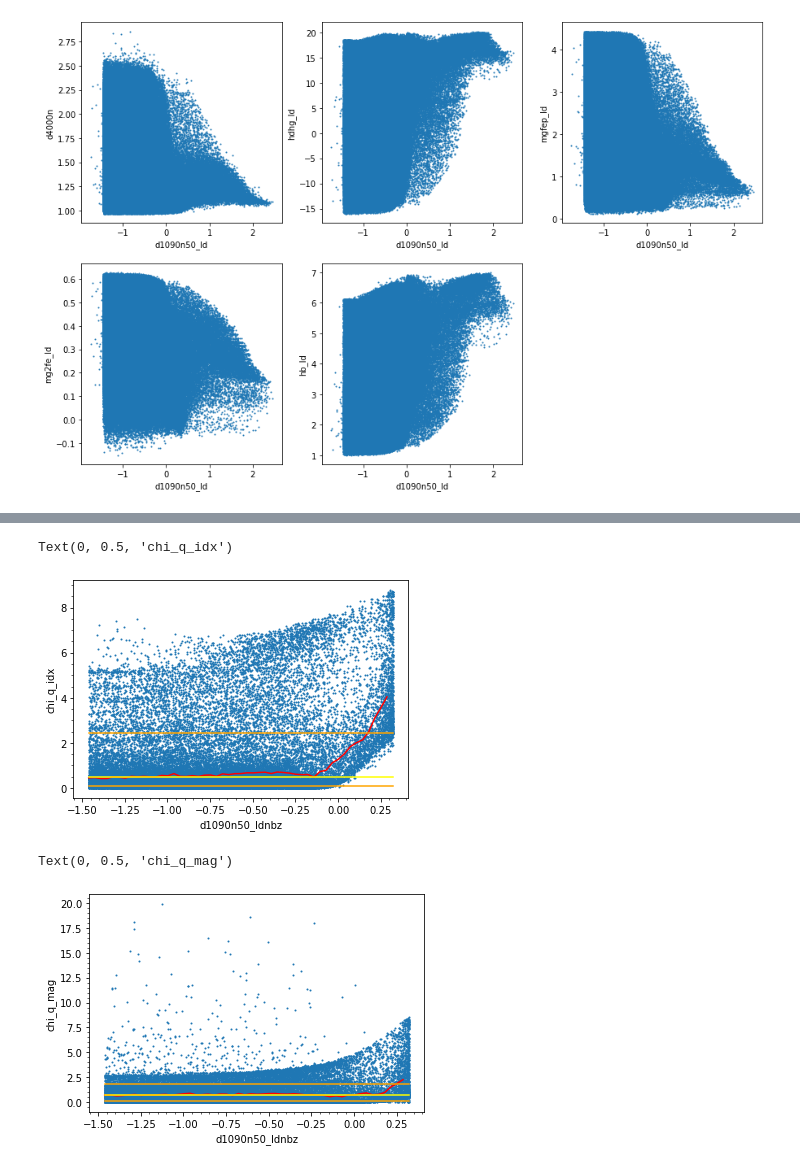
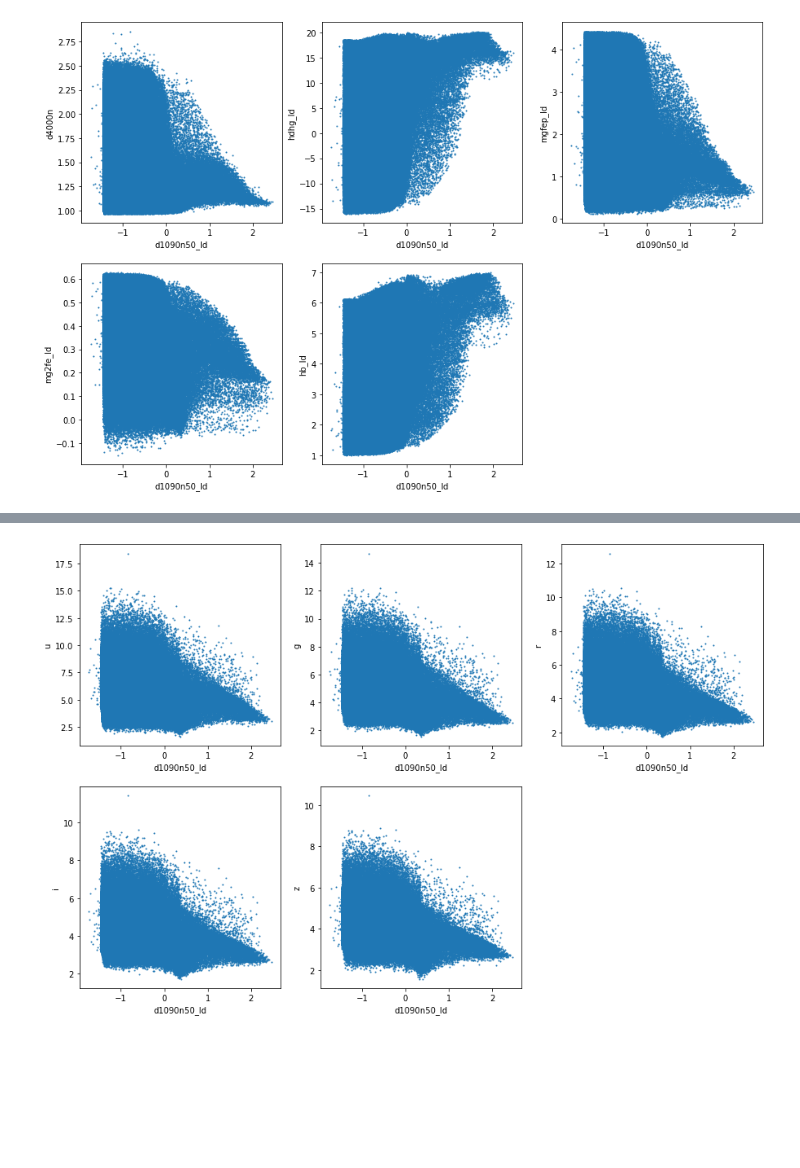
Before and after one commit to edoardorossi3/TESIedo_git, a Jupyter notebook: tesi_py/opt_lib.ipynb, the cells around one changed output, grey strips where cells are left out. Cells and saved outputs as stored; diff of their text form; code cells hidden in the pictures; blank space fills up the shorter version.

```diff
--- a/tesi_py/opt_lib.ipynb
+++ b/tesi_py/opt_lib.ipynb
@@ -252,28 +132,4 @@ Text(0, 0.5, 'chi_q')
-# %%
-plt.scatter(d1090n50_ldnb,(chi_q_idx),s=1)
-plt.plot(median_chi_idx.bin_edges[:-1], (median_chi_idx.statistic), color='red')
-plt.plot([np.min(d1090n50_ldnb), np.max(d1090n50_ldnb)], [median_chi_ref_idx, median_chi_ref_idx], color='yellow')
-plt.plot([np.min(d1090n50_ldnb), np.max(d1090n50_ldnb)], [p84_chi_ref_idx, p84_chi_ref_idx],color='orange')
-plt.plot([np.min(d1090n50_ldnb), np.max(d1090n50_ldnb)],[p16_chi_ref_idx,p16_chi_ref_idx], color='orange')
-
-
-plt.minorticks_on()
-plt.xlabel('d1090n50_ldnbz')
-plt.ylabel('chi_q_idx')
-# %% [output]
-Text(0, 0.5, 'chi_q_idx')
-[figure, removed]
-# %%
-plt.scatter(d1090n50_ldnb,(chi_q_mag),s=1)
-plt.plot(median_chi_mag.bin_edges[:-1], (median_chi_mag.statistic), color='red')
-plt.plot([np.min(d1090n50_ldnb), np.max(d1090n50_ldnb)], [median_chi_ref_mag, median_chi_ref_mag], color='yellow')
-plt.plot([np.min(d1090n50_ldnb), np.max(d1090n50_ldnb)], [p84_chi_ref_mag, p84_chi_ref_mag],color='orange')
-plt.plot([np.min(d1090n50_ldnb), np.max(d1090n50_ldnb)],[p16_chi_ref_mag,p16_chi_ref_mag], color='orange')
-
-
-plt.minorticks_on()
-plt.xlabel('d1090n50_ldnbz')
-plt.ylabel('chi_q_mag')
-# %% [output]
-Text(0, 0.5, 'chi_q_mag')
-[figure, removed]
+# %%
+fig_res_tot_mag=f_plt.idx_resol(d1090n50_ld,mag_u_ld,mag_g_ld, mag_r_ld, mag_i_ld, mag_z_ld, par_name='d1090n50_ld', idx_name=['u', 'g', 'r', 'i', 'z'], figsize=(15,10))
+# %% [output]
+[figure, added]
```
Also changed, not shown: parts of 34 cells of this notebook, 3 other files.
